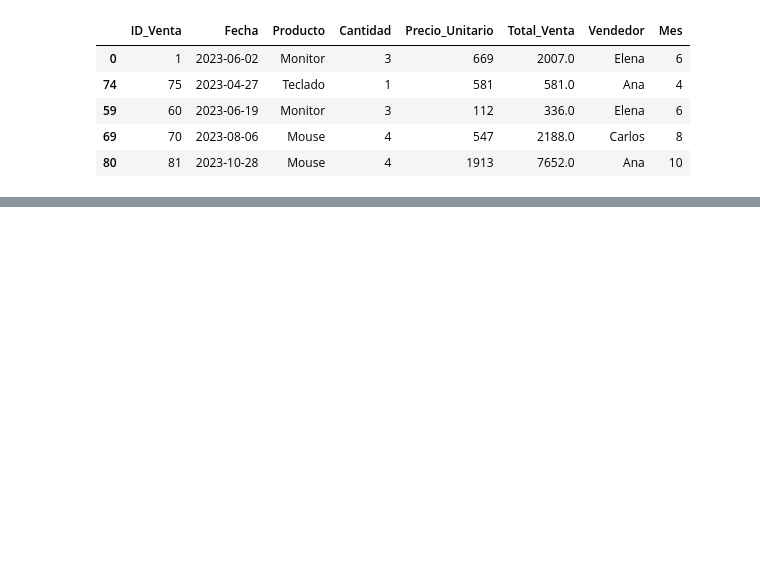
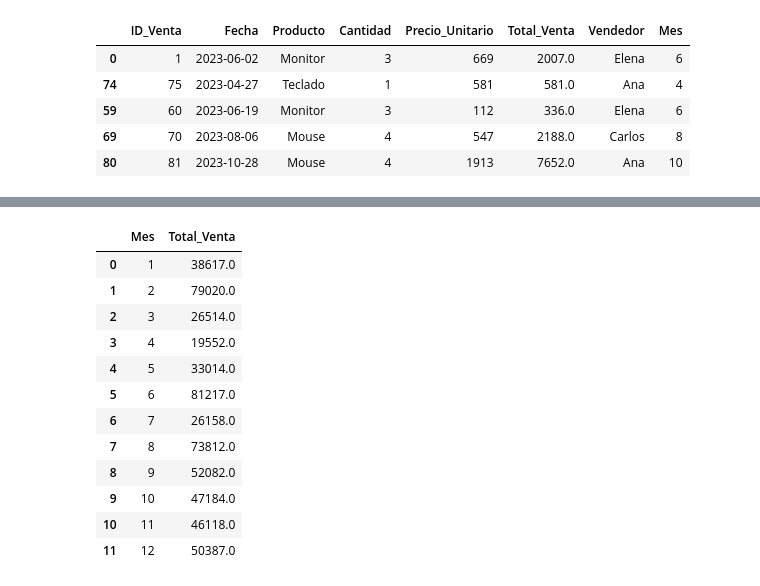
Before and after one commit to alejolondonm/Prueba-Analista-Desarrollador, a Jupyter notebook: Notebook_PT.ipynb, the cells around one changed output, grey strips where cells are left out. Saved outputs shown, nothing was run; the diff lists cells and outputs as text; code cells hidden in the pictures; blank space fills up the shorter version.

Commit message:
Cálculo de total ventas por vendedor y mes

```diff
--- a/Notebook_PT.ipynb
+++ b/Notebook_PT.ipynb
@@ -172,0 +183,6 @@ df_2023.sample(5)
+# %%
+# Agrupar por la columna Vendedor
+ventas_por_vendedor = df_2023.groupby("Vendedor")["Total_Venta"].sum().reset_index()
+
+# Agrupar por la columna Mes
+ventas_por_mes = df_2023.groupby("Mes")["Total_Venta"].sum().reset_index()
@@ -172,0 +209,16 @@ df_2023.sample(5)
+# %%
+ventas_por_mes
+# %% [output]
+|  | Mes | Total_Venta |
+| 0 | 1 | 38617.0 |
+| 1 | 2 | 79020.0 |
+| 2 | 3 | 26514.0 |
+| 3 | 4 | 19552.0 |
+| 4 | 5 | 33014.0 |
+| 5 | 6 | 81217.0 |
+| 6 | 7 | 26158.0 |
+| 7 | 8 | 73812.0 |
+| 8 | 9 | 52082.0 |
+| 9 | 10 | 47184.0 |
+| 10 | 11 | 46118.0 |
+| 11 | 12 | 50387.0 |
```
Also changed, not shown: parts of 8 cells of this notebook.
